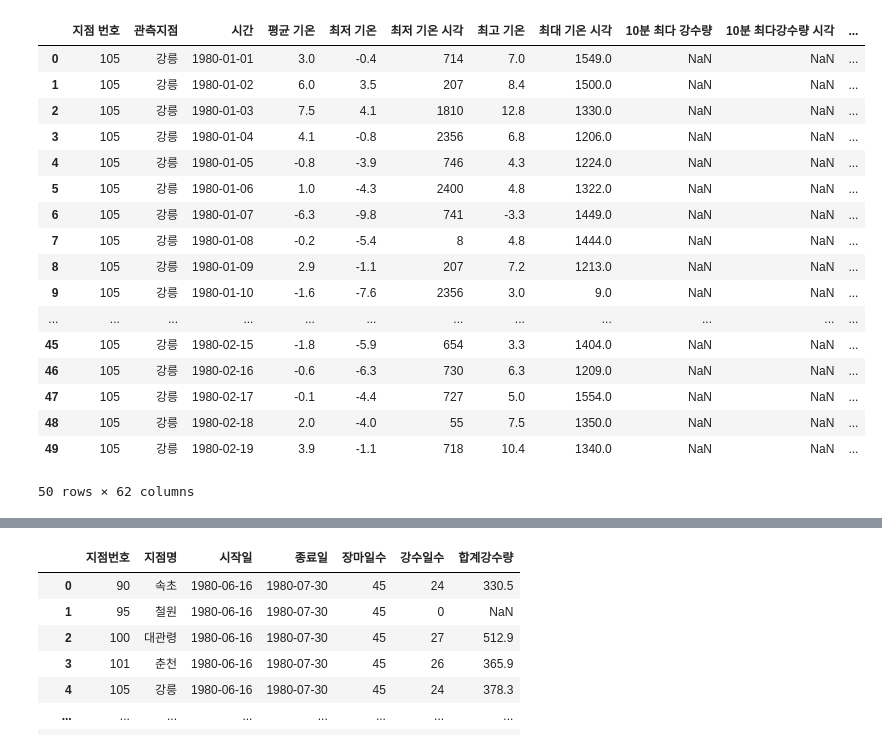
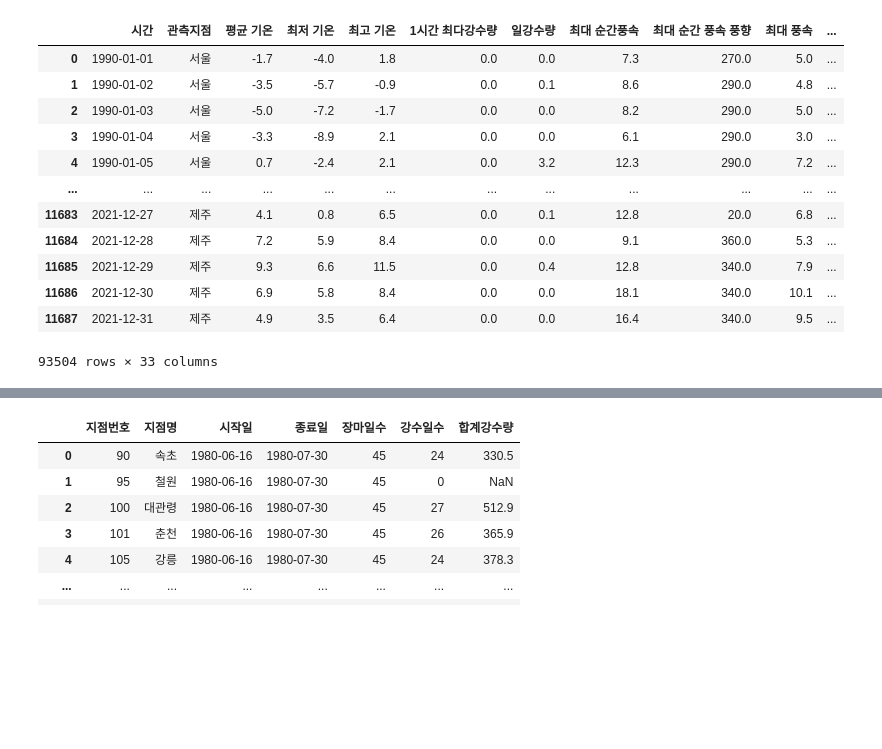
Before and after one commit to doyeon0139/Study, a Jupyter notebook: project/Project_2/장마_코드처리.ipynb, the cells around one changed output, grey strips where cells are left out. Cells and saved outputs as stored; diff of their text form; code cells hidden in the pictures; blank space fills up the shorter version.

```diff
--- a/project/Project_2/장마_코드처리.ipynb
+++ b/project/Project_2/장마_코드처리.ipynb
@@ -7,24 +7,19 @@ import datetime
 # %%
 # 우리나라 기후
 # %%
-df_k = pd.read_csv('./기상청ASOS관측.csv', index_col=0)
-df_k.head(50)
+df = pd.read_csv('./국내기후(백령도제외).csv', index_col=0)
+df
 # %% [output]
-|  | 지점 번호 | 관측지점 | 시간 | 평균 기온 | 최저 기온 | 최저 기온 시각 | 최고 기온 | 최대 기온 시각 | 10분 최다 강수량 | 10분 최다강수량 시각 | ... |
-| 0 | 105 | 강릉 | 1980-01-01 | 3.0 | -0.4 | 714 | 7.0 | 1549.0 | NaN | NaN | ... |
-| 1 | 105 | 강릉 | 1980-01-02 | 6.0 | 3.5 | 207 | 8.4 | 1500.0 | NaN | NaN | ... |
-| 2 | 105 | 강릉 | 1980-01-03 | 7.5 | 4.1 | 1810 | 12.8 | 1330.0 | NaN | NaN | ... |
-| 3 | 105 | 강릉 | 1980-01-04 | 4.1 | -0.8 | 2356 | 6.8 | 1206.0 | NaN | NaN | ... |
-| 4 | 105 | 강릉 | 1980-01-05 | -0.8 | -3.9 | 746 | 4.3 | 1224.0 | NaN | NaN | ... |
-| 5 | 105 | 강릉 | 1980-01-06 | 1.0 | -4.3 | 2400 | 4.8 | 1322.0 | NaN | NaN | ... |
-| 6 | 105 | 강릉 | 1980-01-07 | -6.3 | -9.8 | 741 | -3.3 | 1449.0 | NaN | NaN | ... |
-| 7 | 105 | 강릉 | 1980-01-08 | -0.2 | -5.4 | 8 | 4.8 | 1444.0 | NaN | NaN | ... |
-| 8 | 105 | 강릉 | 1980-01-09 | 2.9 | -1.1 | 207 | 7.2 | 1213.0 | NaN | NaN | ... |
-| 9 | 105 | 강릉 | 1980-01-10 | -1.6 | -7.6 | 2356 | 3.0 | 9.0 | NaN | NaN | ... |
+|  | 시간 | 관측지점 | 평균 기온 | 최저 기온 | 최고 기온 | 1시간 최다강수량 | 일강수량 | 최대 순간풍속 | 최대 순간 풍속 풍향 | 최대 풍속 | ... |
+| 0 | 1990-01-01 | 서울 | -1.7 | -4.0 | 1.8 | 0.0 | 0.0 | 7.3 | 270.0 | 5.0 | ... |
+| 1 | 1990-01-02 | 서울 | -3.5 | -5.7 | -0.9 | 0.0 | 0.1 | 8.6 | 290.0 | 4.8 | ... |
+| 2 | 1990-01-03 | 서울 | -5.0 | -7.2 | -1.7 | 0.0 | 0.0 | 8.2 | 290.0 | 5.0 | ... |
+| 3 | 1990-01-04 | 서울 | -3.3 | -8.9 | 2.1 | 0.0 | 0.0 | 6.1 | 290.0 | 3.0 | ... |
+| 4 | 1990-01-05 | 서울 | 0.7 | -2.4 | 2.1 | 0.0 | 3.2 | 12.3 | 290.0 | 7.2 | ... |
 | ... | ... | ... | ... | ... | ... | ... | ... | ... | ... | ... | ... |
-| 45 | 105 | 강릉 | 1980-02-15 | -1.8 | -5.9 | 654 | 3.3 | 1404.0 | NaN | NaN | ... |
-| 46 | 105 | 강릉 | 1980-02-16 | -0.6 | -6.3 | 730 | 6.3 | 1209.0 | NaN | NaN | ... |
-| 47 | 105 | 강릉 | 1980-02-17 | -0.1 | -4.4 | 727 | 5.0 | 1554.0 | NaN | NaN | ... |
-| 48 | 105 | 강릉 | 1980-02-18 | 2.0 | -4.0 | 55 | 7.5 | 1350.0 | NaN | NaN | ... |
-| 49 | 105 | 강릉 | 1980-02-19 | 3.9 | -1.1 | 718 | 10.4 | 1340.0 | NaN | NaN | ... |
+| 11683 | 2021-12-27 | 제주 | 4.1 | 0.8 | 6.5 | 0.0 | 0.1 | 12.8 | 20.0 | 6.8 | ... |
+| 11684 | 2021-12-28 | 제주 | 7.2 | 5.9 | 8.4 | 0.0 | 0.0 | 9.1 | 360.0 | 5.3 | ... |
+| 11685 | 2021-12-29 | 제주 | 9.3 | 6.6 | 11.5 | 0.0 | 0.4 | 12.8 | 340.0 | 7.9 | ... |
+| 11686 | 2021-12-30 | 제주 | 6.9 | 5.8 | 8.4 | 0.0 | 0.0 | 18.1 | 340.0 | 10.1 | ... |
+| 11687 | 2021-12-31 | 제주 | 4.9 | 3.5 | 6.4 | 0.0 | 0.0 | 16.4 | 340.0 | 9.5 | ... |
-50 rows × 62 columns
+93504 rows × 33 columns
```
Also changed, not shown: parts of 65 cells of this notebook, 4 other files.
